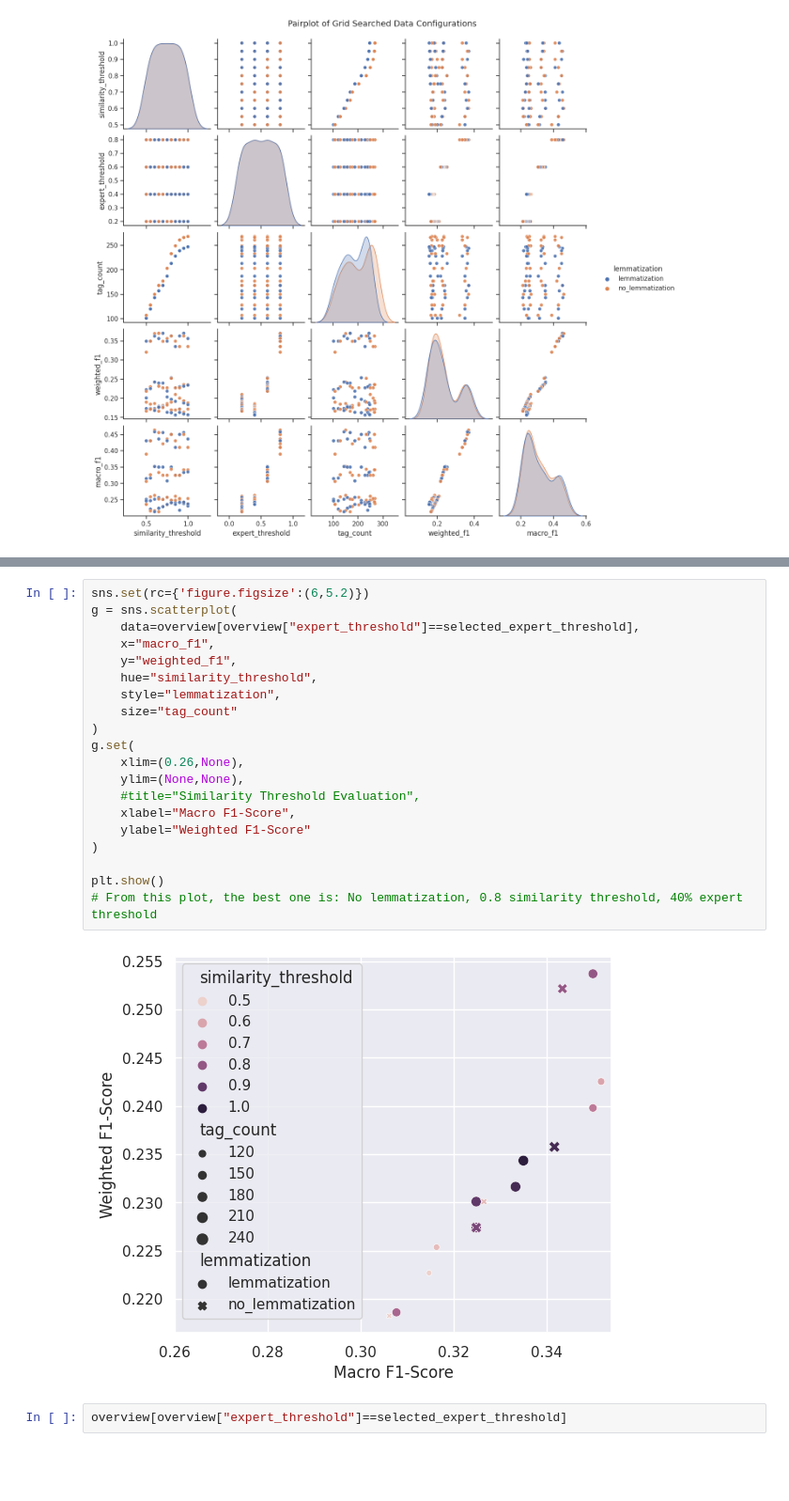
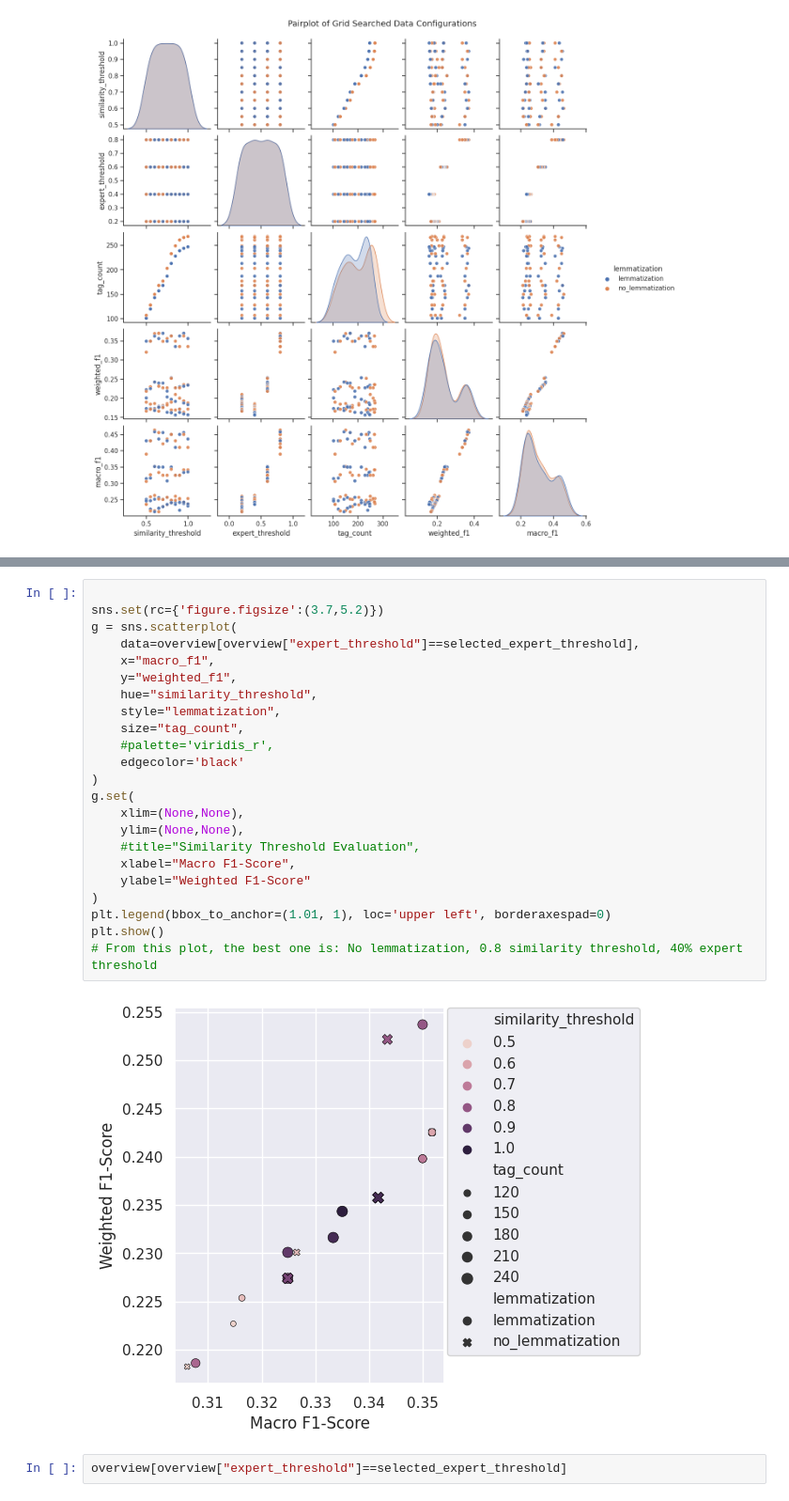
Before and after one commit to mb010/Text2Tag, a Jupyter notebook: visualisations.ipynb, the cells around one changed output, grey strips where cells are left out. Shown at 94% size. Drawn from its saved outputs; the diff is of its cells as text; blank space fills up the shorter version.

```diff
--- a/visualisations.ipynb
+++ b/visualisations.ipynb
@@ -225,25 +220,28 @@ plt.show()
 # %%
-sns.set(rc={'figure.figsize':(6,5.2)})
+
+sns.set(rc={'figure.figsize':(3.7,5.2)})
 g = sns.scatterplot(
     data=overview[overview["expert_threshold"]==selected_expert_threshold],
     x="macro_f1",
     y="weighted_f1",
     hue="similarity_threshold",
     style="lemmatization",
-    size="tag_count"
+    size="tag_count",
+    #palette='viridis_r',
+    edgecolor='black'
 )
 g.set(
-    xlim=(0.26,None),
+    xlim=(None,None),
     ylim=(None,None),
     #title="Similarity Threshold Evaluation",
     xlabel="Macro F1-Score",
     ylabel="Weighted F1-Score"
 )
-
+plt.legend(bbox_to_anchor=(1.01, 1), loc='upper left', borderaxespad=0)
 plt.show()
 # From this plot, the best one is: No lemmatization, 0.8 similarity threshold, 40% expert threshold
 # %% [output]
-[figure, old version]
+[figure, new version]
 # %%
 overview[overview["expert_threshold"]==selected_expert_threshold]
 # %% [output]
```
Also changed, not shown: parts of 7 cells of this notebook, 4 other files.
